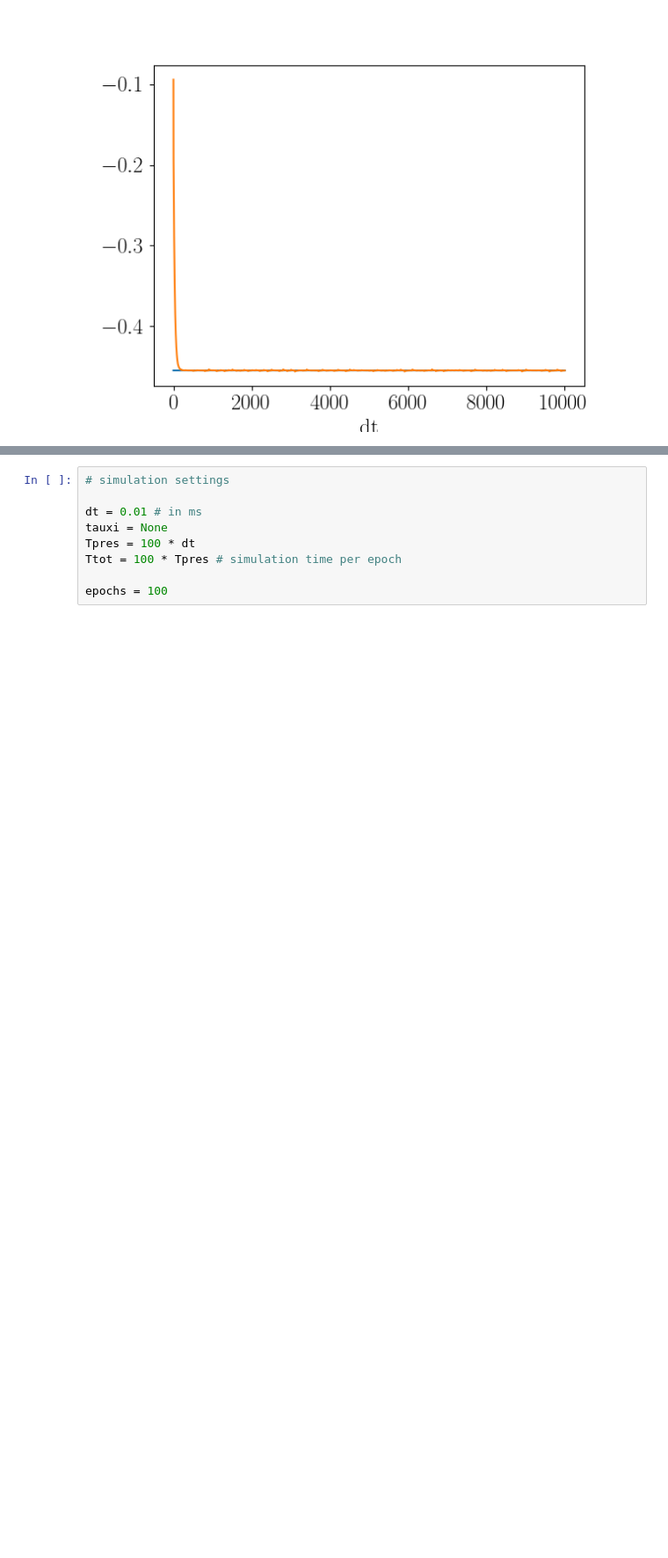
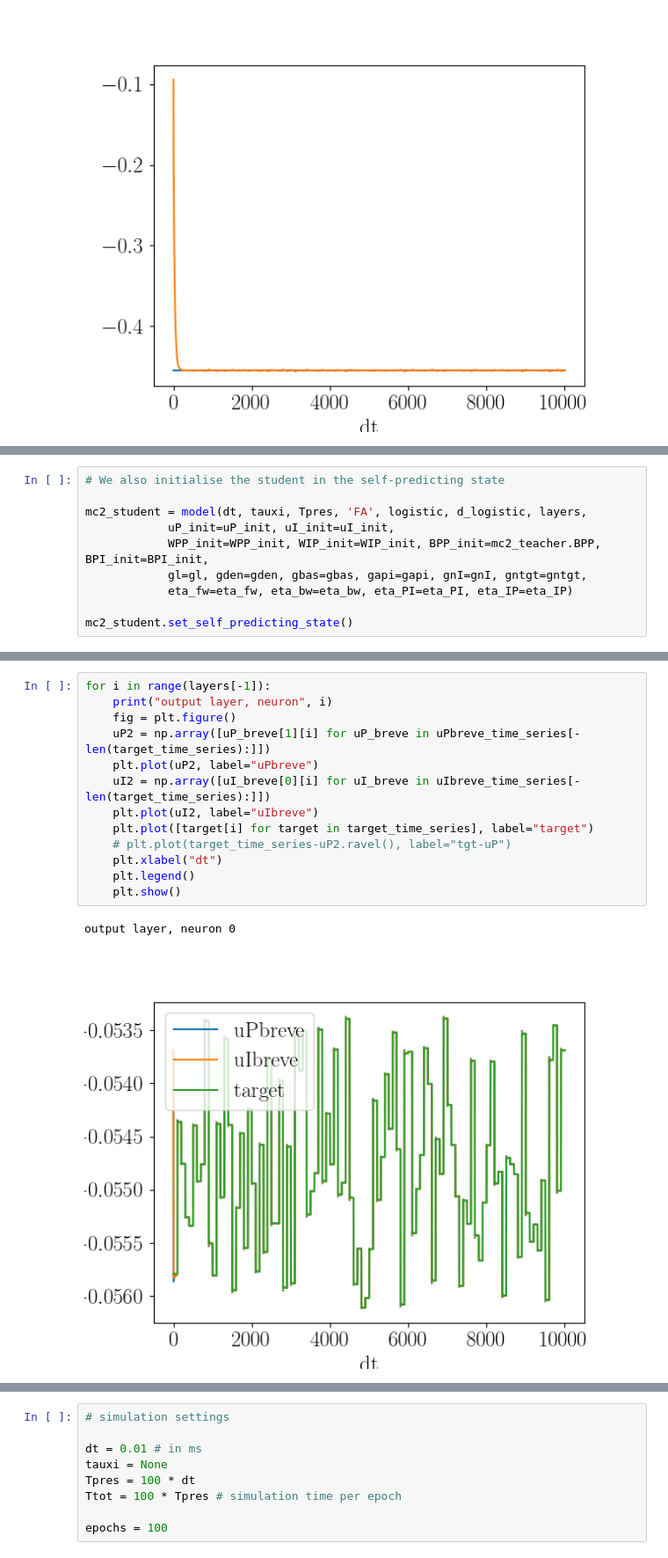
Before and after one commit to kma-code/Phaseless-Alignment-Learning, a Jupyter notebook: RtDeep/RtDeep simple demo.ipynb, the cells around one changed output, grey strips where cells are left out. Shown at 88% size. Cells and saved outputs as stored; diff of their text form; blank space fills up the shorter version.

```diff
--- a/RtDeep/RtDeep simple demo.ipynb
+++ b/RtDeep/RtDeep simple demo.ipynb
@@ -276,0 +390,10 @@ In order to test if the microcircuit can learn, we train a network with BP to re
+# %%
+# We also initialise the student in the self-predicting state
+
+mc2_student = model(dt, tauxi, Tpres, 'FA', logistic, d_logistic, layers,
+            uP_init=uP_init, uI_init=uI_init,
+            WPP_init=WPP_init, WIP_init=WIP_init, BPP_init=mc2_teacher.BPP, BPI_init=BPI_init,
+            gl=gl, gden=gden, gbas=gbas, gapi=gapi, gnI=gnI, gntgt=gntgt,
+            eta_fw=eta_fw, eta_bw=eta_bw, eta_PI=eta_PI, eta_IP=eta_IP)
+
+mc2_student.set_self_predicting_state()
@@ -276,0 +527,16 @@ In order to test if the microcircuit can learn, we train a network with BP to re
+# %%
+for i in range(layers[-1]):
+    print("output layer, neuron", i)
+    fig = plt.figure()
+    uP2 = np.array([uP_breve[1][i] for uP_breve in uPbreve_time_series[-len(target_time_series):]])
+    plt.plot(uP2, label="uPbreve")
+    uI2 = np.array([uI_breve[0][i] for uI_breve in uIbreve_time_series[-len(target_time_series):]])
+    plt.plot(uI2, label="uIbreve")
+    plt.plot([target[i] for target in target_time_series], label="target")
+    # plt.plot(target_time_series-uP2.ravel(), label="tgt-uP")
+    plt.xlabel("dt")
+    plt.legend()
+    plt.show()
+# %% [output]
+output layer, neuron 0
+[figure, added]
```
Also changed, not shown: parts of 79 cells of this notebook, 1 other file.
